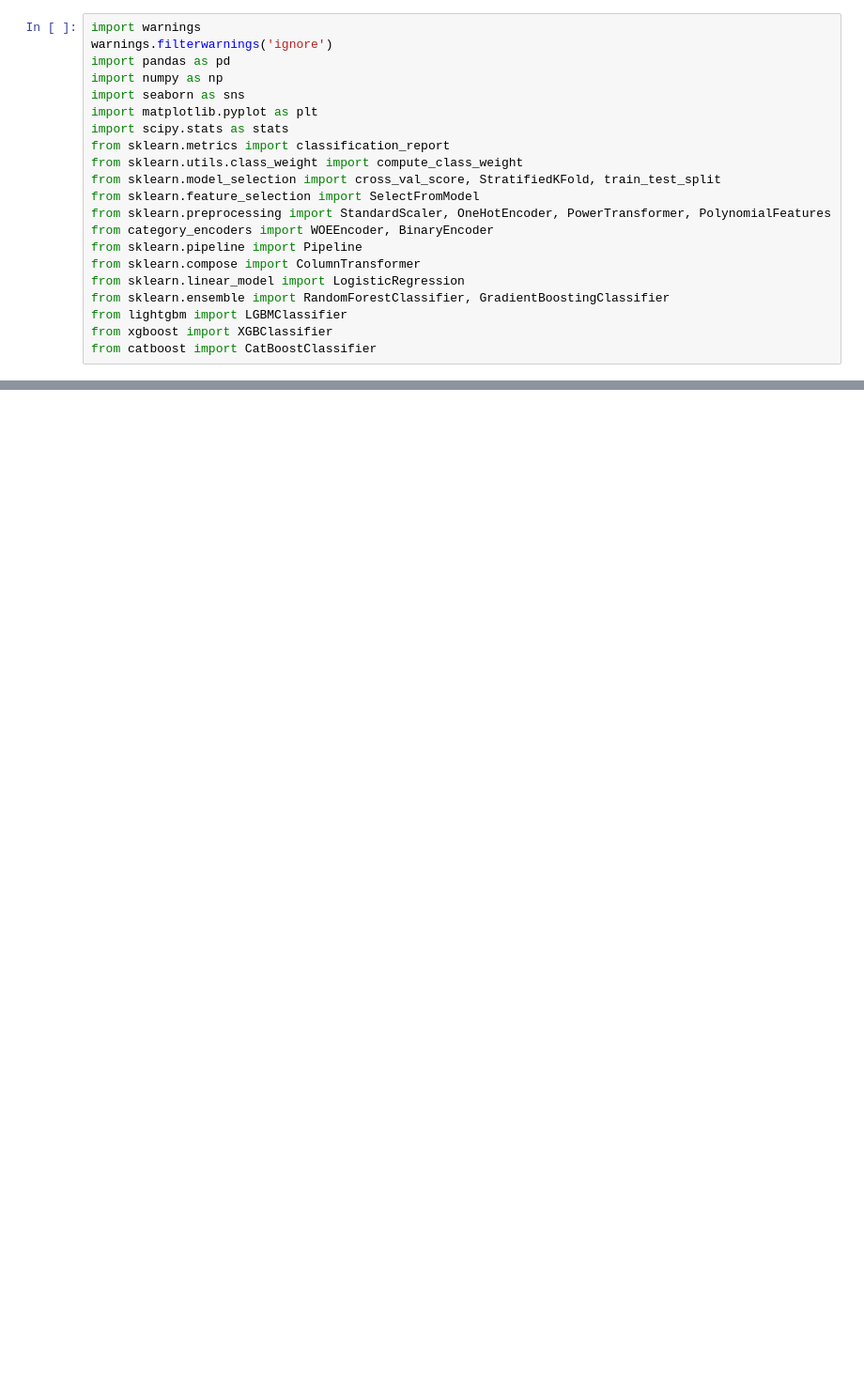
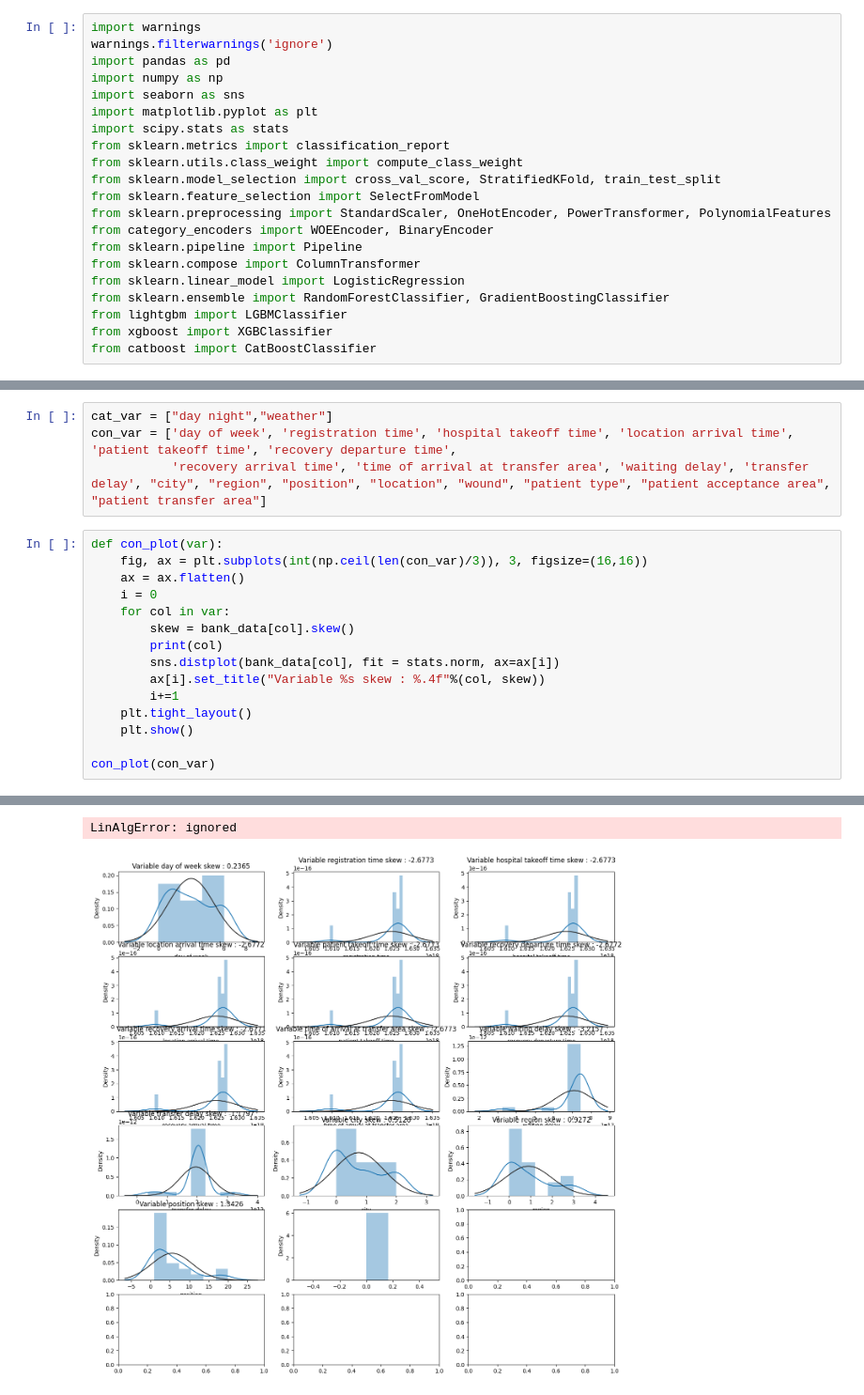
Before and after one commit to kamo1010/injury-big-data, a Jupyter notebook: SHAP Interpretation.ipynb, the cells around one changed output, grey strips where cells are left out. Shown at 94% size. Cells and saved outputs as stored; diff of their text form; blank space fills up the shorter version.

```diff
--- a/SHAP Interpretation.ipynb
+++ b/SHAP Interpretation.ipynb
@@ -26,0 +154,20 @@ bank_data.head(5)
+# %%
+cat_var = ["day night","weather"]
+con_var = ['day of week', 'registration time', 'hospital takeoff time', 'location arrival time', 'patient takeoff time', 'recovery departure time',
+           'recovery arrival time', 'time of arrival at transfer area', 'waiting delay', 'transfer delay', "city", "region", "position", "location", "wound", "patient type", "patient acceptance area", "patient transfer area"]
+# %%
+def con_plot(var):
+    fig, ax = plt.subplots(int(np.ceil(len(con_var)/3)), 3, figsize=(16,16))
+    ax = ax.flatten()
+    i = 0
+    for col in var:
+        skew = bank_data[col].skew()
+        print(col)
+        sns.distplot(bank_data[col], fit = stats.norm, ax=ax[i])
+        ax[i].set_title("Variable %s skew : %.4f"%(col, skew))
+        i+=1
+    plt.tight_layout()
+    plt.show()
+
+con_plot(con_var)
+# %% [output]
@@ -26,0 +188,2 @@ bank_data.head(5)
+LinAlgError: ignored
+[figure, added]
```
Also changed, not shown: parts of 24 cells of this notebook.
